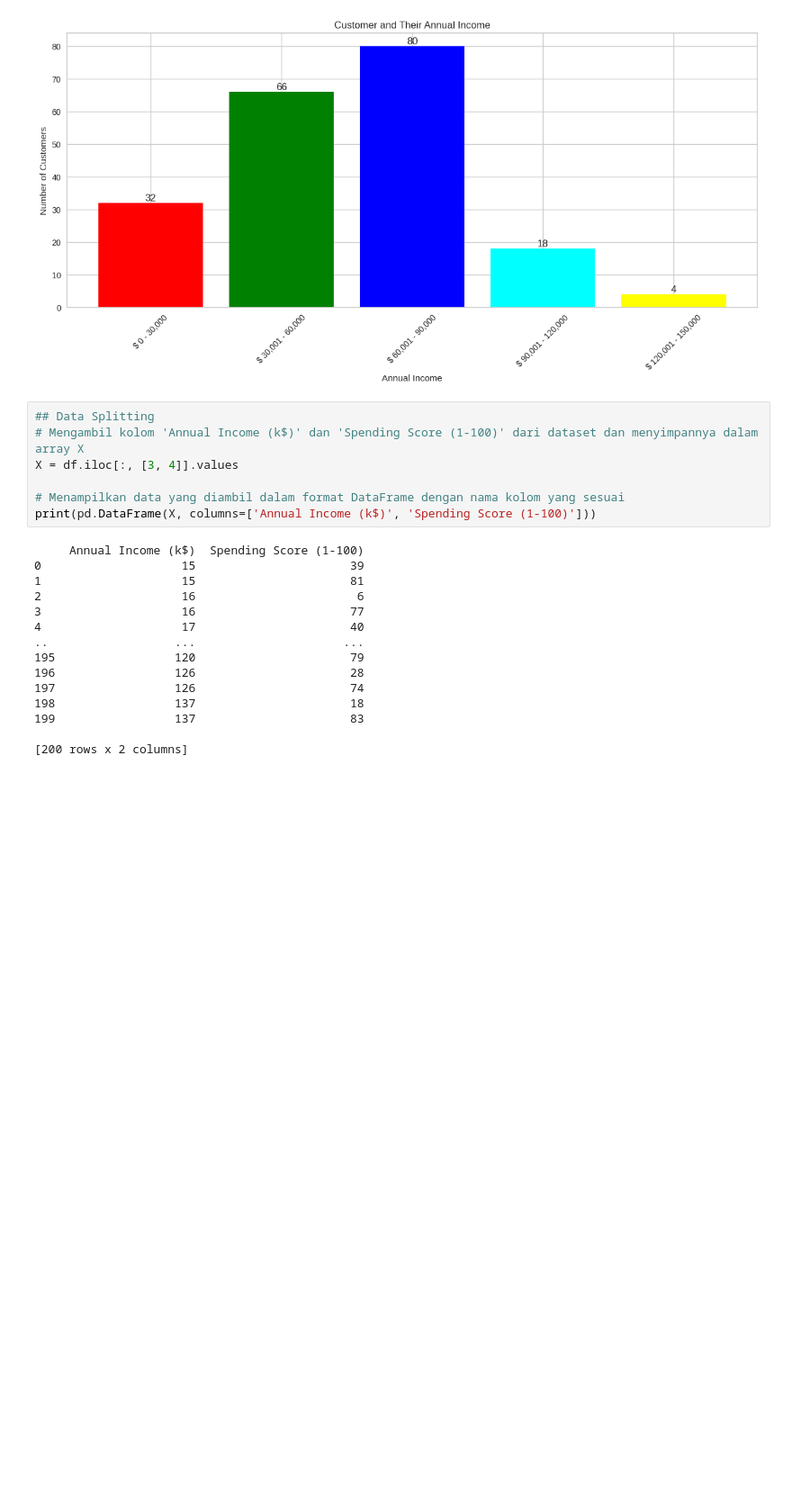
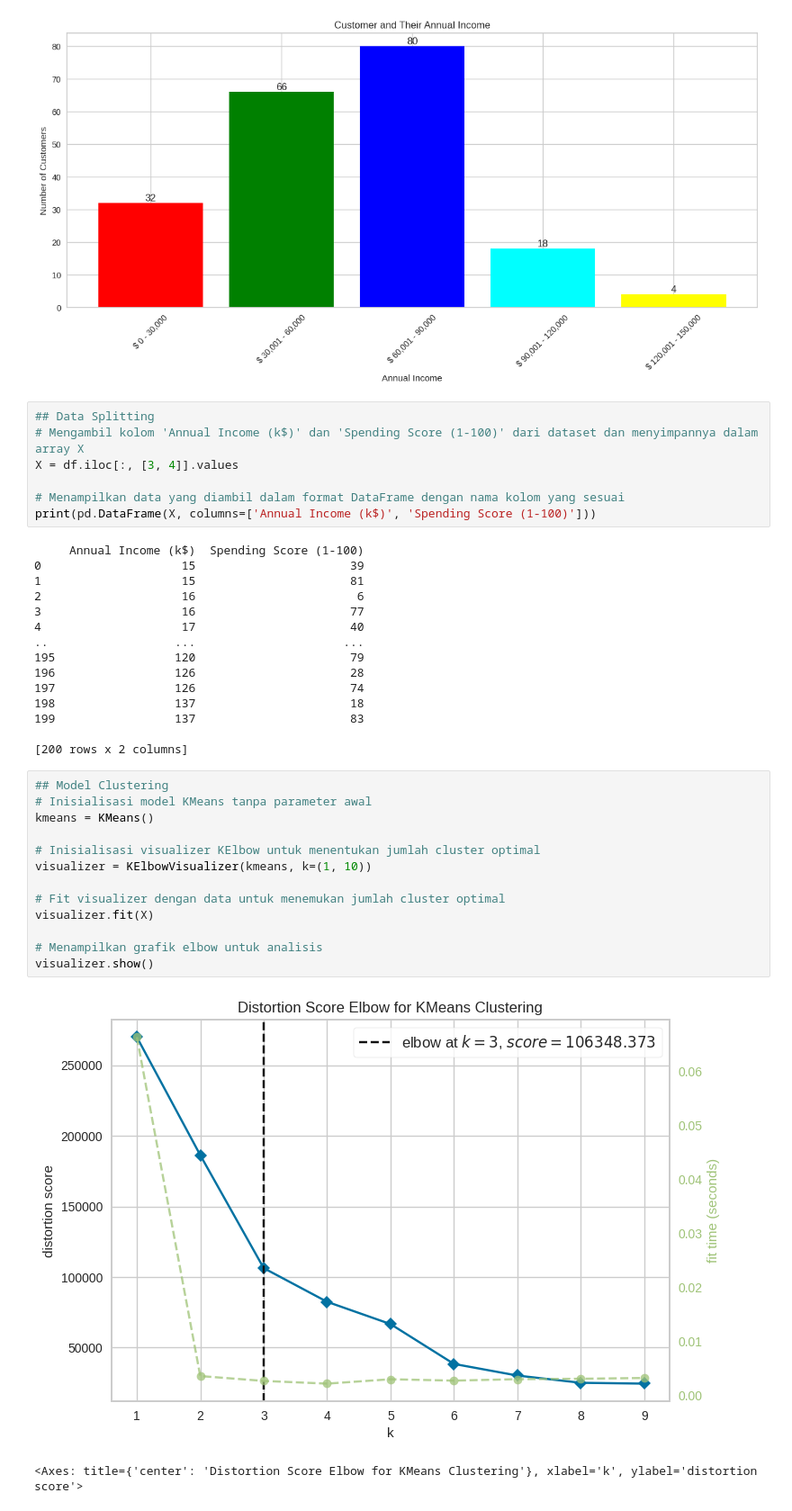
Before and after one commit to ghivalzahrvnsyah/learn-regression, a Jupyter notebook: learn_clustering.ipynb, the cells around one changed output. Shown at 90% size. Saved outputs shown, nothing was run; the diff lists cells and outputs as text; blank space fills up the shorter version.

Commit message:
Model Clusterring

```diff
--- a/learn_clustering.ipynb
+++ b/learn_clustering.ipynb
@@ -118,3 +118,19 @@ print(pd.DataFrame(X, columns=['Annual Income (k$)', 'Spending Score (1-100)']))
 199                 137                      83
 
 [200 rows x 2 columns]
+# %%
+## Model Clustering
+# Inisialisasi model KMeans tanpa parameter awal
+kmeans = KMeans()
+
+# Inisialisasi visualizer KElbow untuk menentukan jumlah cluster optimal
+visualizer = KElbowVisualizer(kmeans, k=(1, 10))
+
+# Fit visualizer dengan data untuk menemukan jumlah cluster optimal
+visualizer.fit(X)
+
+# Menampilkan grafik elbow untuk analisis
+visualizer.show()
+# %% [output]
+[figure, added]
+<Axes: title={'center': 'Distortion Score Elbow for KMeans Clustering'}, xlabel='k', ylabel='distortion score'>
```
Also changed, not shown: parts of 2 cells of this notebook.
